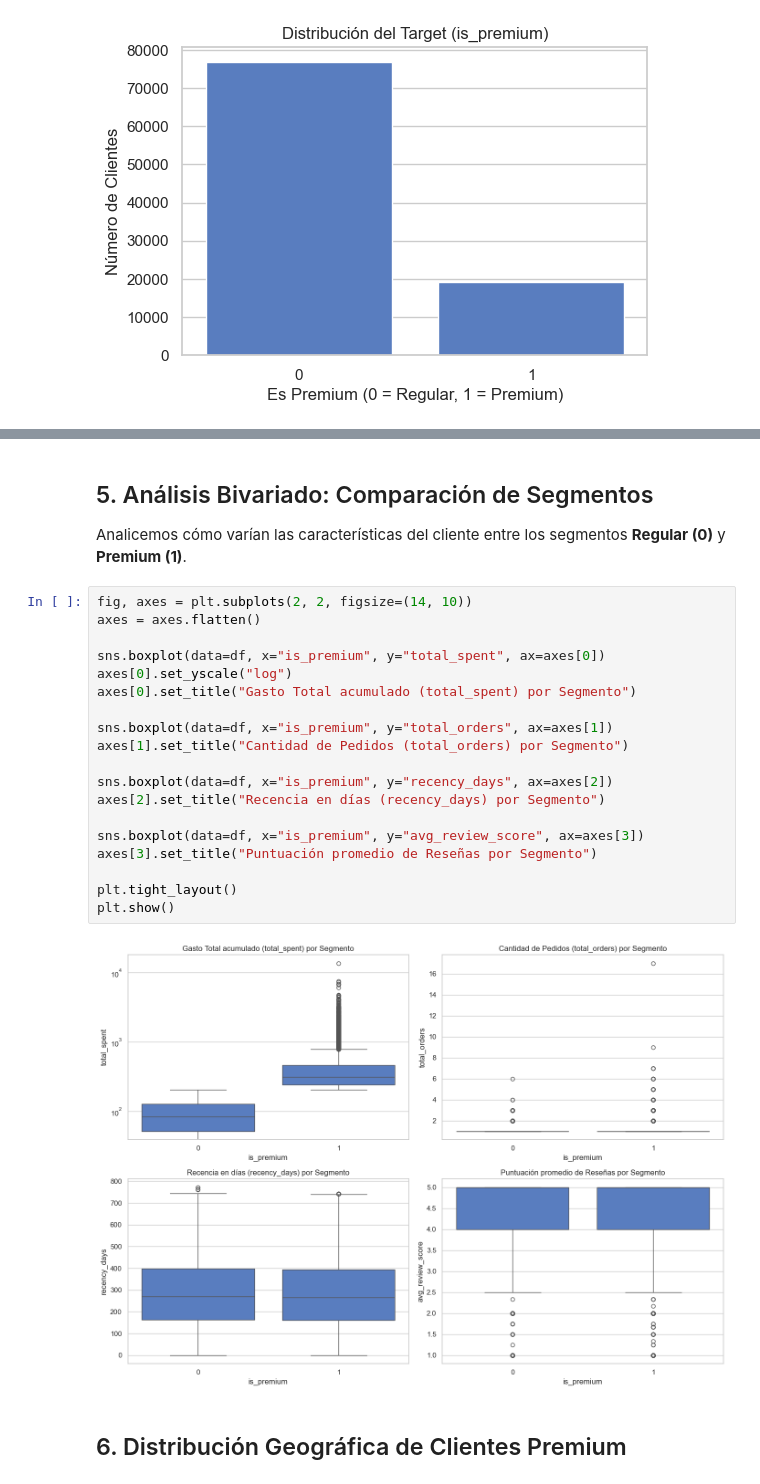
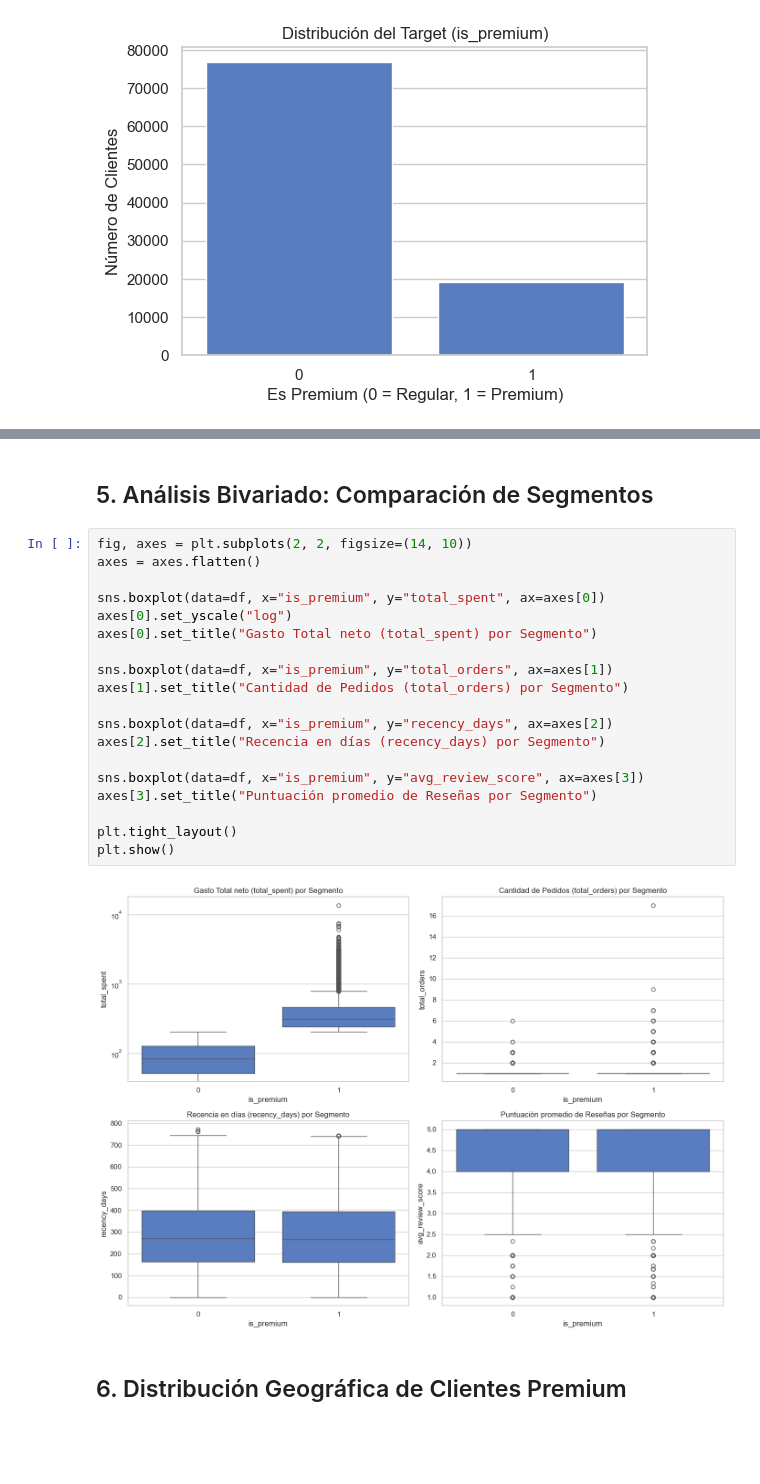
Before and after one commit to gastonnina/miadas_mod_13_scrum, a Jupyter notebook: notebooks/sprint_01_eda/02_eda_premium_customers.ipynb, the cells around one changed output, grey strips where cells are left out. Saved outputs shown, nothing was run; the diff lists cells and outputs as text; blank space fills up the shorter version.

```diff
--- a/notebooks/sprint_01_eda/02_eda_premium_customers.ipynb
+++ b/notebooks/sprint_01_eda/02_eda_premium_customers.ipynb
@@ -130,29 +135,27 @@ plt.show()
 [figure]
 # %% [markdown]
 ## 5. Análisis Bivariado: Comparación de Segmentos
-
-Analicemos cómo varían las características del cliente entre los segmentos **Regular (0)** y **Premium (1)**.
 # %%
 fig, axes = plt.subplots(2, 2, figsize=(14, 10))
 axes = axes.flatten()
 
 sns.boxplot(data=df, x="is_premium", y="total_spent", ax=axes[0])
 axes[0].set_yscale("log")
-axes[0].set_title("Gasto Total acumulado (total_spent) por Segmento")
+axes[0].set_title("Gasto Total neto (total_spent) por Segmento")
 
 sns.boxplot(data=df, x="is_premium", y="total_orders", ax=axes[1])
 axes[1].set_title("Cantidad de Pedidos (total_orders) por Segmento")
 
 sns.boxplot(data=df, x="is_premium", y="recency_days", ax=axes[2])
 axes[2].set_title("Recencia en días (recency_days) por Segmento")
 
 sns.boxplot(data=df, x="is_premium", y="avg_review_score", ax=axes[3])
 axes[3].set_title("Puntuación promedio de Reseñas por Segmento")
 
 plt.tight_layout()
 plt.show()
 # %% [output]
-[figure, old version]
+[figure, new version]
 # %% [markdown]
 ## 6. Distribución Geográfica de Clientes Premium
 # %%
```
Also changed, not shown: parts of 14 cells of this notebook, 2 other files.
